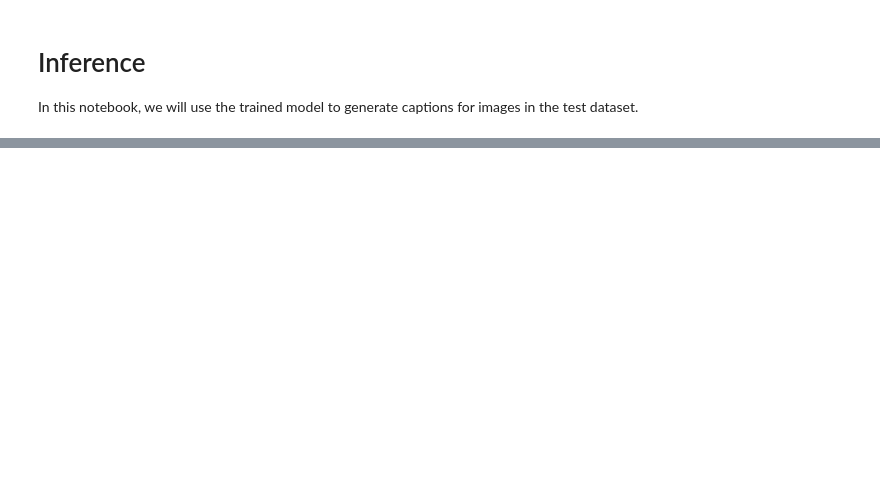
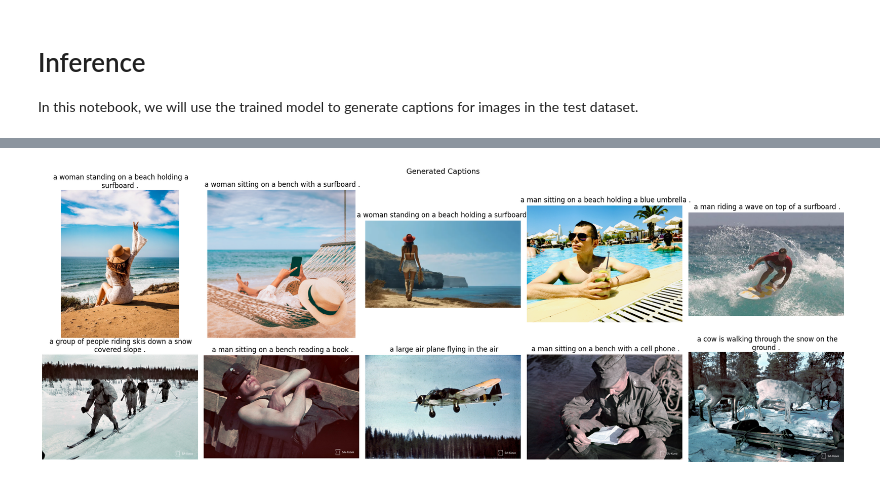
Before and after one commit to mrgransky/ImACCESS, a Jupyter notebook: Inference.ipynb, the cells around one changed output, grey strips where cells are left out. Drawn from its saved outputs; the diff is of its cells as text; code cells hidden in the pictures; blank space fills up the shorter version.

```diff
--- a/Inference.ipynb
+++ b/Inference.ipynb
@@ -83,0 +201,19 @@ plt.show()
+# %%
+IMGs_list = [
+  "https://www.thenexttrip.xyz/wp-content/uploads/2022/08/San-Diego-Instagram-Spots-2-820x1025.jpg", # beach lady
+  "https://www.sunnylife.com.au/cdn/shop/articles/Instagram_1068_1024x1024.jpg", # beach lady checking phone
+  "https://d3h7nocoh5wnls.cloudfront.net/medium_65f863d2b8a8f574defc0222_Cowgirl_20_Instagram_20_Captions_20_8_e9b3ef13bc.webp", # standing woman holding rope
+  os.path.join(tst_img_dir, "beach_holding_drink.JPG"),
+  os.path.join(tst_img_dir, "surf.jpeg"),
+  os.path.join(tst_img_dir, "skiing.jpg"),
+  os.path.join(tst_img_dir, "enjoying_sun.jpg"),
+  os.path.join(tst_img_dir, "jet.jpg"),
+  os.path.join(tst_img_dir, "smoking_reading.jpg"),
+  os.path.join(tst_img_dir, "reindeers.jpg"),
+]
+# %%
+generate_captions(
+  img_sources=IMGs_list
+)
+# %% [output]
+[figure, added]
```
Also changed, not shown: parts of 8 cells of this notebook, 8 other files.
